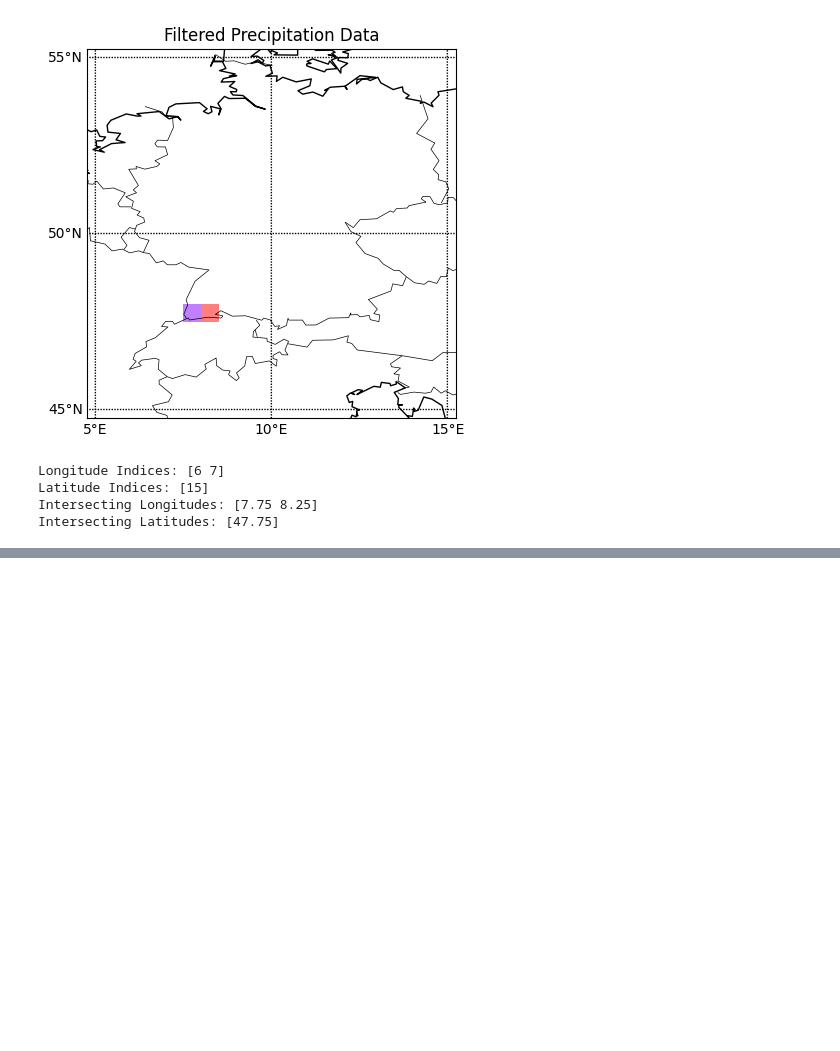
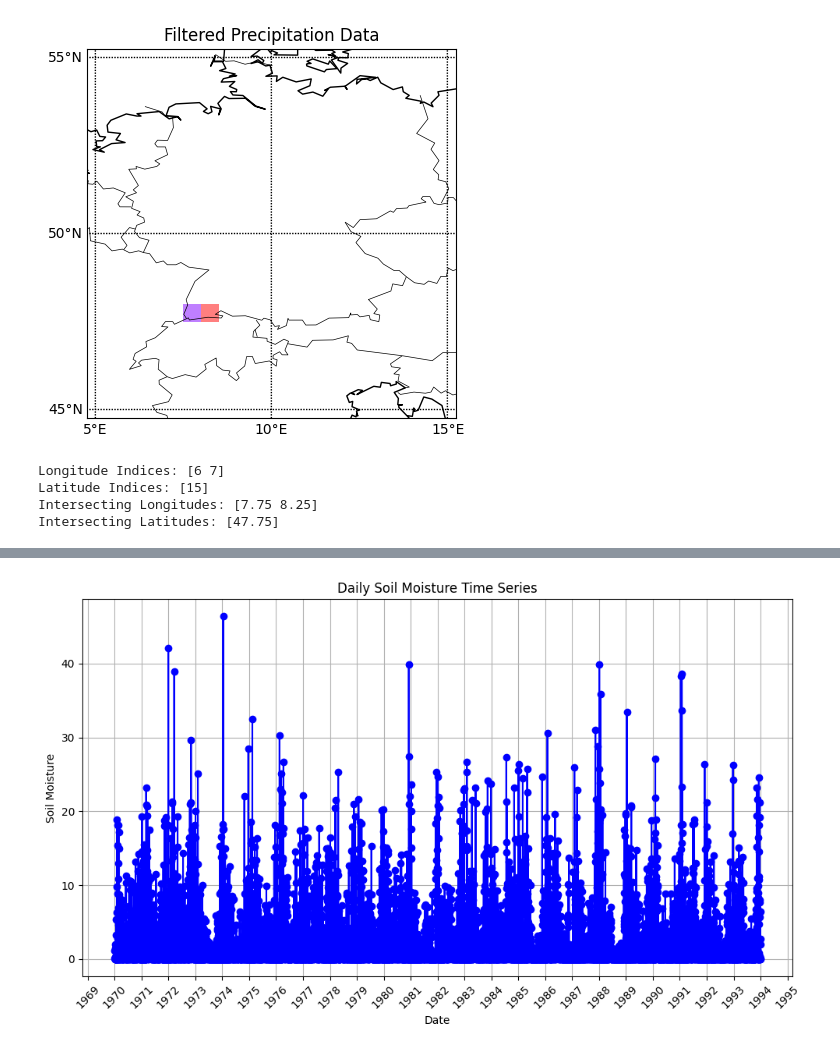
Before and after one commit to justusnoegel/deadwood_prediction, a Jupyter notebook: schwarzwald.ipynb, the cells around one changed output, grey strips where cells are left out. Saved outputs shown, nothing was run; the diff lists cells and outputs as text; code cells hidden in the pictures; blank space fills up the shorter version.

```diff
--- a/schwarzwald.ipynb
+++ b/schwarzwald.ipynb
@@ -289,0 +306,25 @@ plt.show()
+# %%
+import matplotlib.pyplot as plt
+import matplotlib.dates as mdates
+
+# Assuming daily_output['calculated_soil_moisture'] contains the soil moisture values
+soil_moisture_xr = daily_output['runoff']
+
+# Plot the time series
+plt.figure(figsize=(10, 6))
+plt.plot(soil_moisture_xr, color='blue', marker='o', linestyle='-')
+plt.title('Daily Soil Moisture Time Series')
+plt.xlabel('Date')
+plt.ylabel('Soil Moisture')
+
+# Format the x-axis to show year markers
+ax = plt.gca()
+ax.xaxis.set_major_locator(mdates.YearLocator())
+ax.xaxis.set_major_formatter(mdates.DateFormatter('%Y'))
+
+plt.xticks(rotation=45)
+plt.grid(True)
+plt.tight_layout()
+plt.show()
+# %% [output]
+[figure, added]
```
Also changed, not shown: parts of 5 cells of this notebook.
